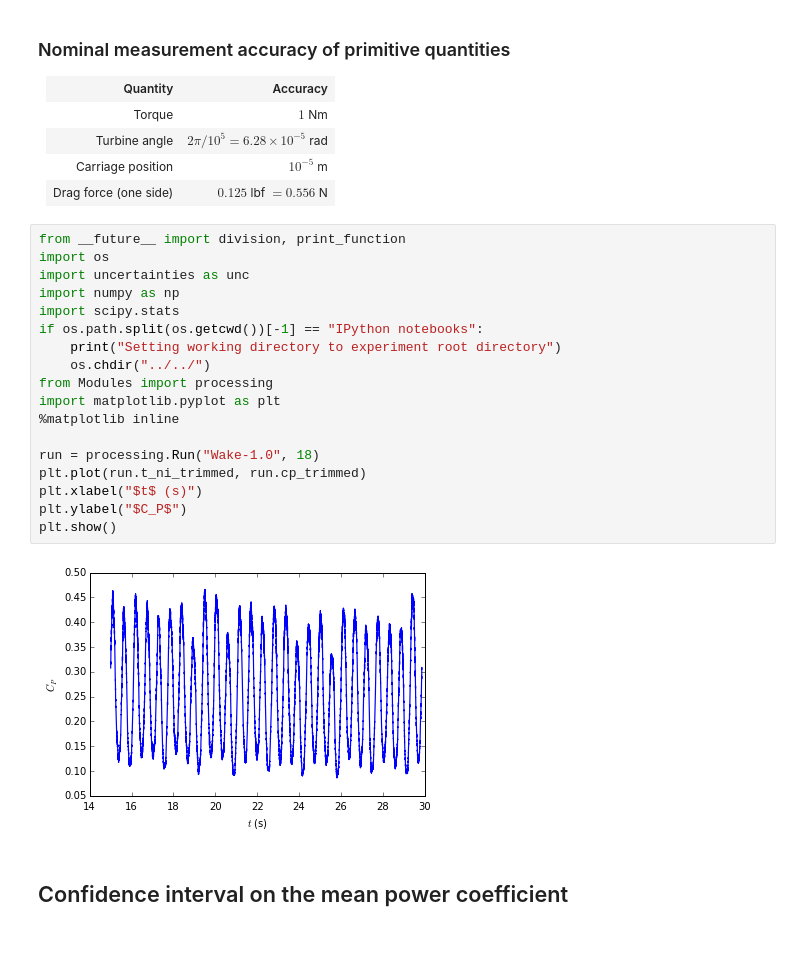
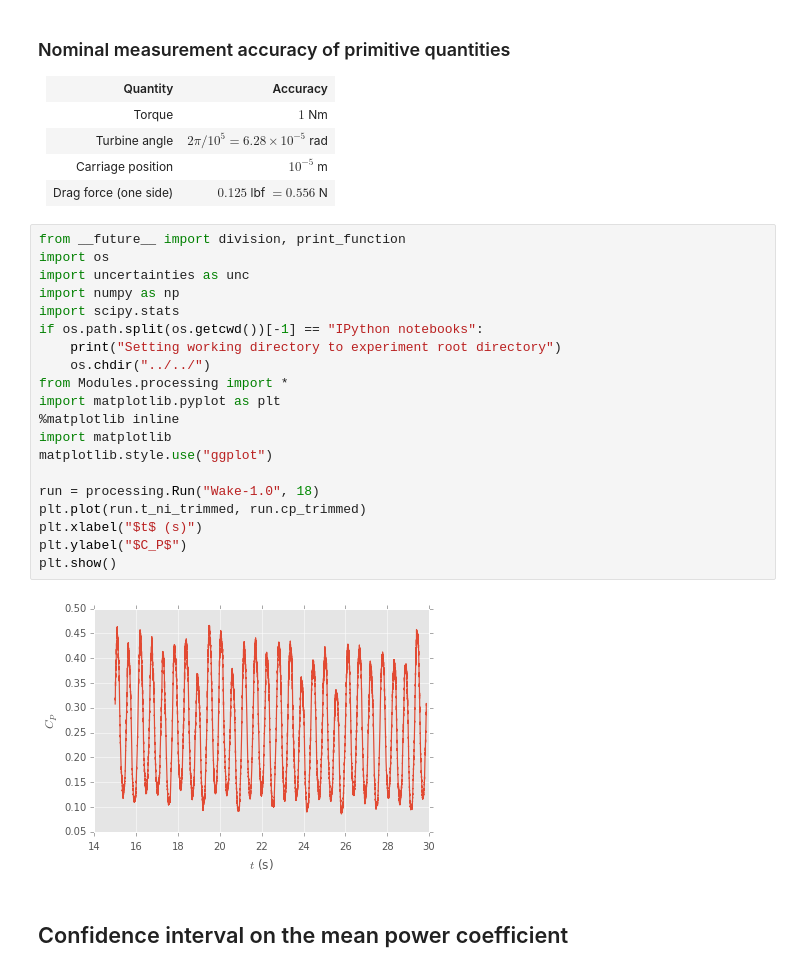
Before and after one commit to UNH-CORE/RVAT-Re-dep, a Jupyter notebook: Documents/IPython notebooks/uncertainty.ipynb, the cells around one changed output. Drawn from its saved outputs; the diff is of its cells as text; blank space fills up the shorter version.

```diff
--- a/Documents/IPython notebooks/uncertainty.ipynb
+++ b/Documents/IPython notebooks/uncertainty.ipynb
@@ -33,23 +33,25 @@ Derived quantities we would like to put error bars on:
 # %%
 from __future__ import division, print_function
 import os
 import uncertainties as unc
 import numpy as np
 import scipy.stats
 if os.path.split(os.getcwd())[-1] == "IPython notebooks":
     print("Setting working directory to experiment root directory")
     os.chdir("../../")
-from Modules import processing
+from Modules.processing import *
 import matplotlib.pyplot as plt
 %matplotlib inline
+import matplotlib
+matplotlib.style.use("ggplot")
 
 run = processing.Run("Wake-1.0", 18)
 plt.plot(run.t_ni_trimmed, run.cp_trimmed)
 plt.xlabel("$t$ (s)")
 plt.ylabel("$C_P$")
 plt.show()
 # %% [output]
-[figure, old version]
+[figure, new version]
 # %% [markdown]
 ## Confidence interval on the mean power coefficient
 # %% [markdown]
```
Also changed, not shown: parts of 5 cells of this notebook.
